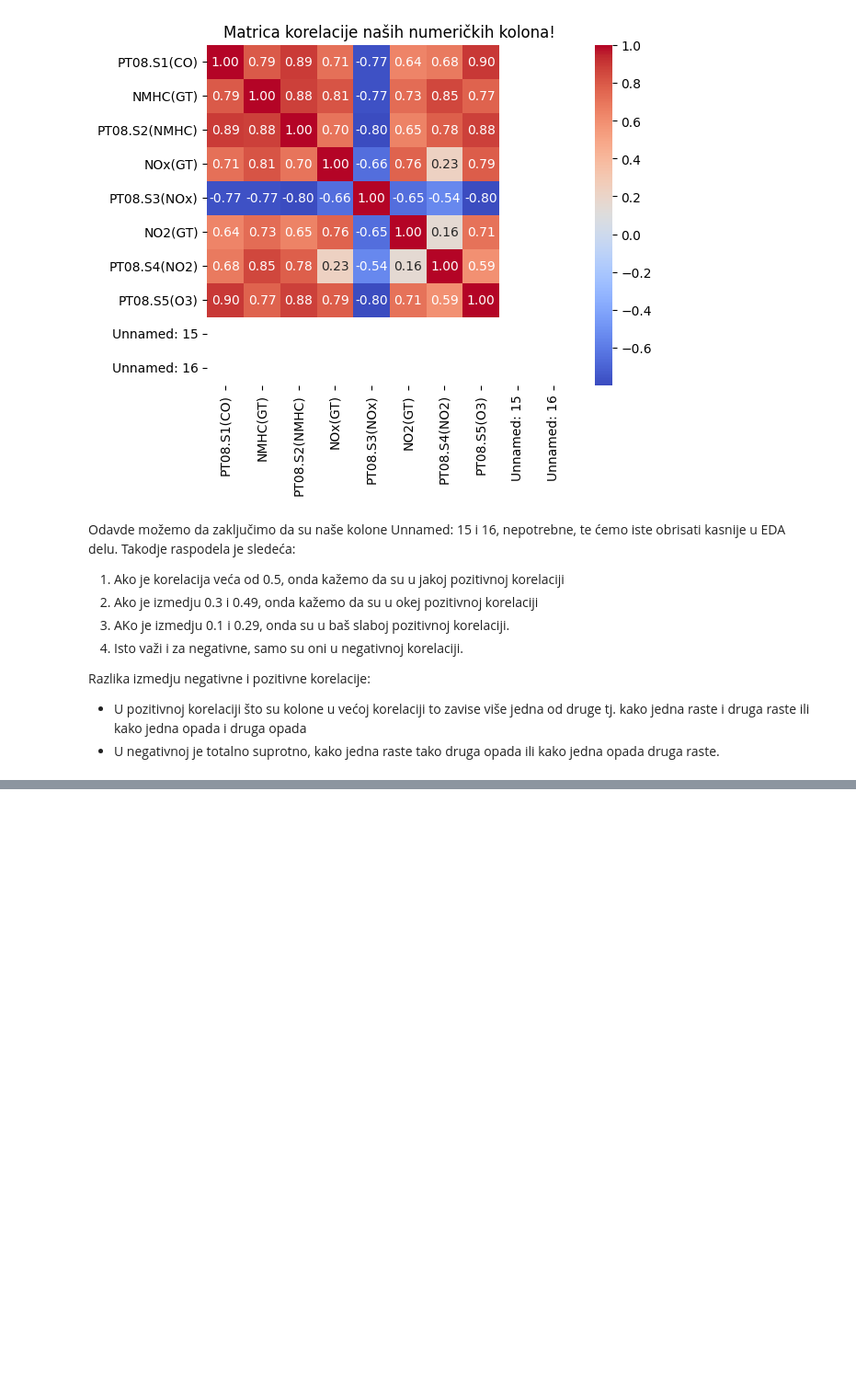
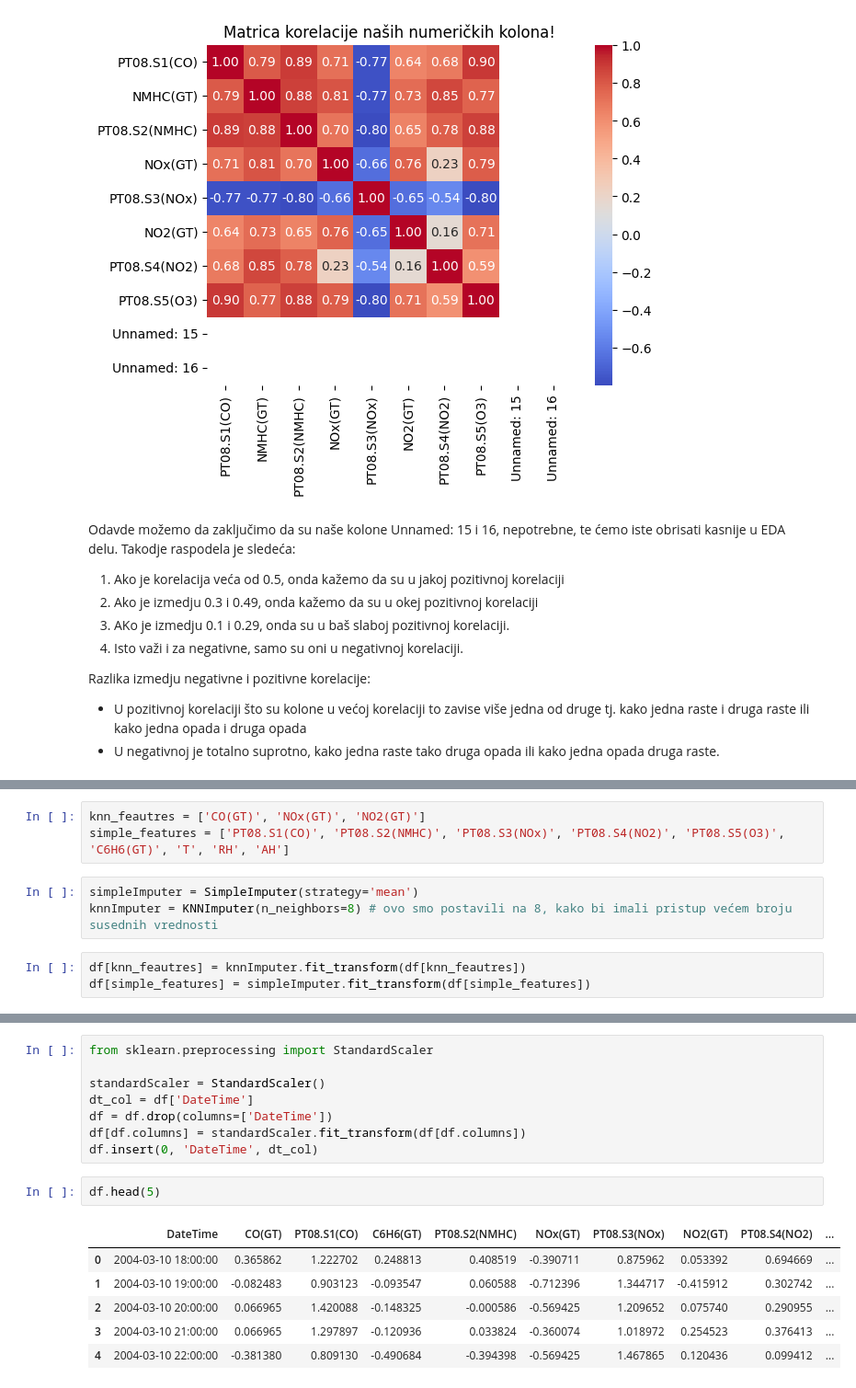
Before and after one commit to mbozinovic7625rn/onp-projekat2025, a Jupyter notebook: mihailo_bozinovic_7625_rn.ipynb, the cells around one changed output, grey strips where cells are left out. Shown at 92% size. Drawn from its saved outputs; the diff is of its cells as text; blank space fills up the shorter version.

```diff
--- a/mihailo_bozinovic_7625_rn.ipynb
+++ b/mihailo_bozinovic_7625_rn.ipynb
@@ -217,0 +356,9 @@ Razlika izmedju negativne i pozitivne korelacije:
+# %%
+knn_feautres = ['CO(GT)', 'NOx(GT)', 'NO2(GT)']
+simple_features = ['PT08.S1(CO)', 'PT08.S2(NMHC)', 'PT08.S3(NOx)', 'PT08.S4(NO2)', 'PT08.S5(O3)', 'C6H6(GT)', 'T', 'RH', 'AH']
+# %%
+simpleImputer = SimpleImputer(strategy='mean')
+knnImputer = KNNImputer(n_neighbors=8) # ovo smo postavili na 8, kako bi imali pristup većem broju susednih vrednosti
+# %%
+df[knn_feautres] = knnImputer.fit_transform(df[knn_feautres])
+df[simple_features] = simpleImputer.fit_transform(df[simple_features])
@@ -217,0 +394,17 @@ Razlika izmedju negativne i pozitivne korelacije:
+# %%
+from sklearn.preprocessing import StandardScaler
+
+standardScaler = StandardScaler()
+dt_col = df['DateTime']
+df = df.drop(columns=['DateTime'])
+df[df.columns] = standardScaler.fit_transform(df[df.columns])
+df.insert(0, 'DateTime', dt_col)
+# %%
+df.head(5)
+# %% [output]
+|  | DateTime | CO(GT) | PT08.S1(CO) | C6H6(GT) | PT08.S2(NMHC) | NOx(GT) | PT08.S3(NOx) | NO2(GT) | PT08.S4(NO2) | ... |
+| 0 | 2004-03-10 18:00:00 | 0.365862 | 1.222702 | 0.248813 | 0.408519 | -0.390711 | 0.875962 | 0.053392 | 0.694669 | ... |
+| 1 | 2004-03-10 19:00:00 | -0.082483 | 0.903123 | -0.093547 | 0.060588 | -0.712396 | 1.344717 | -0.415912 | 0.302742 | ... |
+| 2 | 2004-03-10 20:00:00 | 0.066965 | 1.420088 | -0.148325 | -0.000586 | -0.569425 | 1.209652 | 0.075740 | 0.290955 | ... |
+| 3 | 2004-03-10 21:00:00 | 0.066965 | 1.297897 | -0.120936 | 0.033824 | -0.360074 | 1.018972 | 0.254523 | 0.376413 | ... |
+| 4 | 2004-03-10 22:00:00 | -0.381380 | 0.809130 | -0.490684 | -0.394398 | -0.569425 | 1.467865 | 0.120436 | 0.099412 | ... |
```
Also changed, not shown: parts of 29 cells of this notebook, 1 other file.
